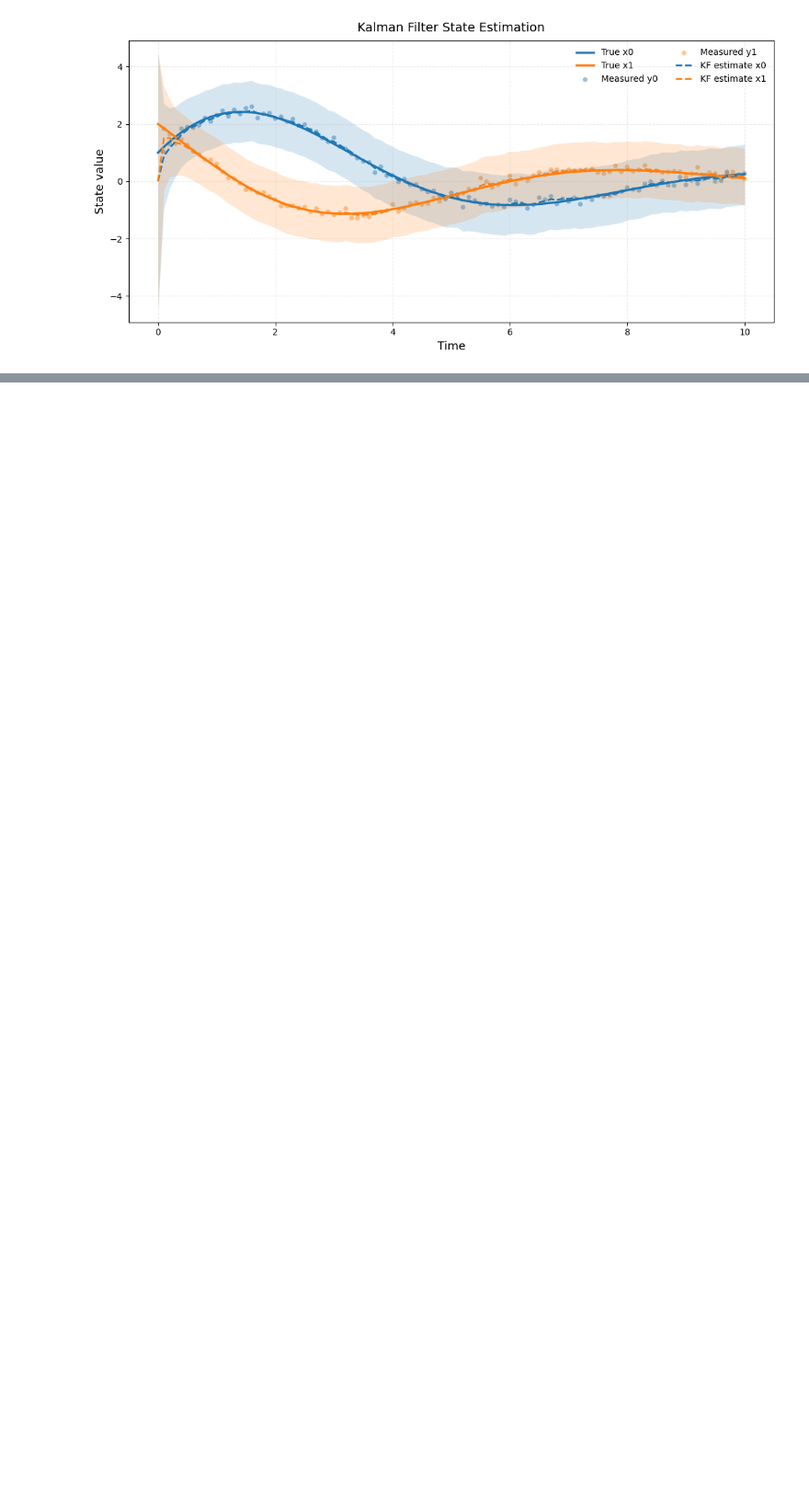
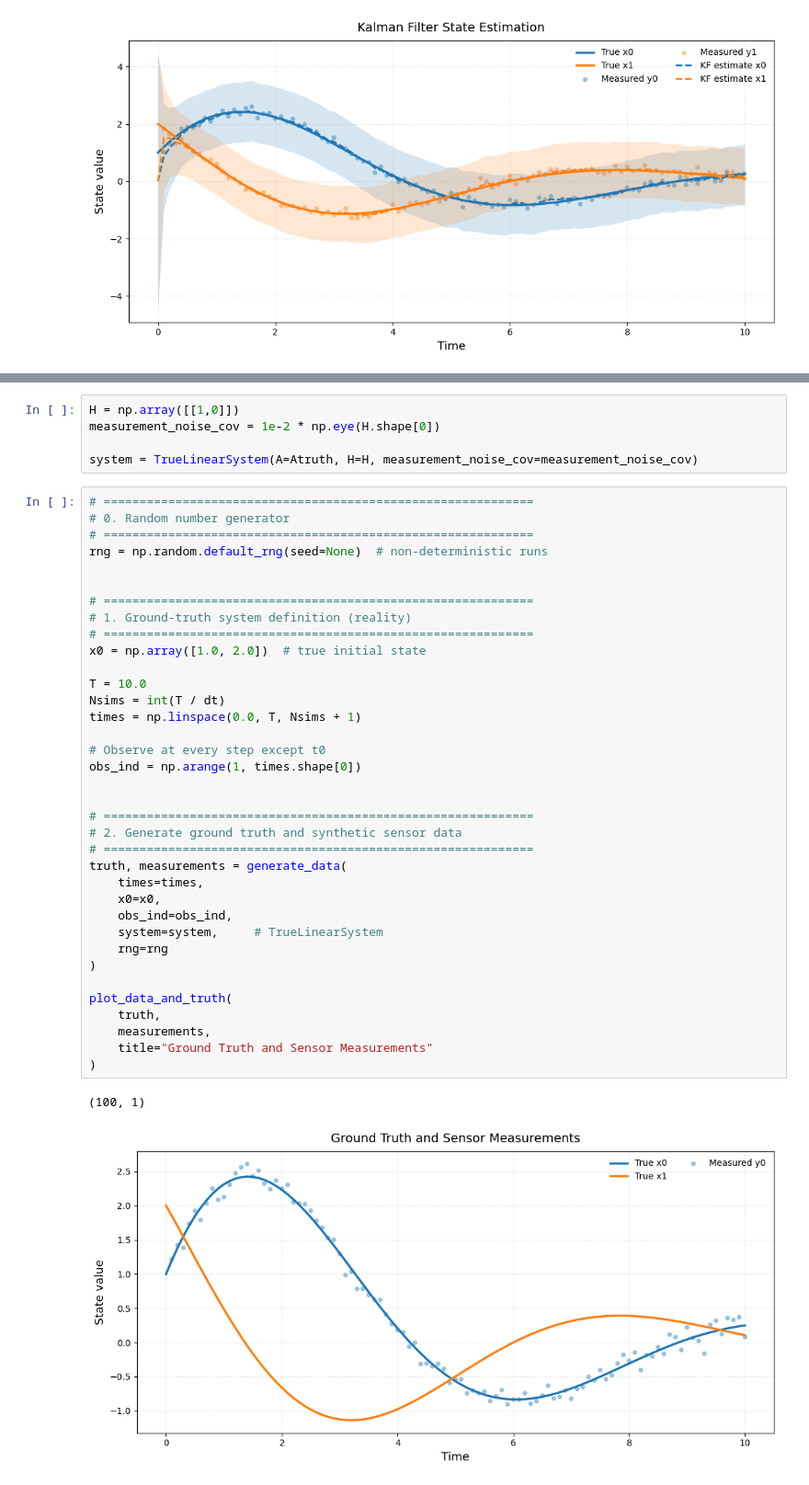
Before and after one commit to SaiSampathKedari/Bayesian-Filtering-and-Smoothing, a Jupyter notebook: notebooks/ch02_filtering/ch02_kalman_filter.ipynb, the cells around one changed output, grey strips where cells are left out. Shown: that part at 92% size. Cells and saved outputs as stored; diff of their text form; blank space fills up the shorter version.

```diff
--- a/notebooks/ch02_filtering/ch02_kalman_filter.ipynb
+++ b/notebooks/ch02_filtering/ch02_kalman_filter.ipynb
@@ -129,0 +147,44 @@ plot_data_and_truth(
+# %%
+H = np.array([[1,0]])
+measurement_noise_cov = 1e-2 * np.eye(H.shape[0])
+
+system = TrueLinearSystem(A=Atruth, H=H, measurement_noise_cov=measurement_noise_cov)
+# %%
+# ============================================================
+# 0. Random number generator
+# ============================================================
+rng = np.random.default_rng(seed=None)  # non-deterministic runs
+
+
+# ============================================================
+# 1. Ground-truth system definition (reality)
+# ============================================================
+x0 = np.array([1.0, 2.0])  # true initial state
+
+T = 10.0
+Nsims = int(T / dt)
+times = np.linspace(0.0, T, Nsims + 1)
+
+# Observe at every step except t0
+obs_ind = np.arange(1, times.shape[0])
+
+
+# ============================================================
+# 2. Generate ground truth and synthetic sensor data
+# ============================================================
+truth, measurements = generate_data(
+    times=times,
+    x0=x0,
+    obs_ind=obs_ind,
+    system=system,     # TrueLinearSystem
+    rng=rng
+)
+
+plot_data_and_truth(
+    truth,
+    measurements,
+    title="Ground Truth and Sensor Measurements"
+)
+# %% [output]
+(100, 1)
+[figure, added]
```
Also changed, not shown: parts of 3 cells of this notebook, 1 other file.
